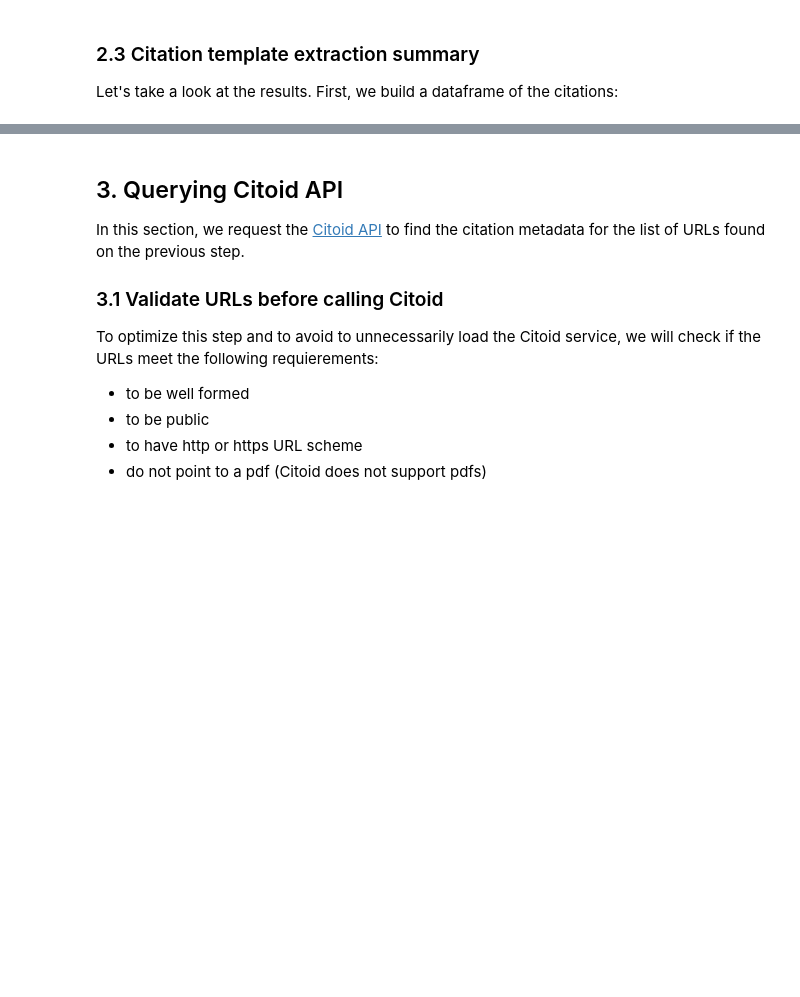
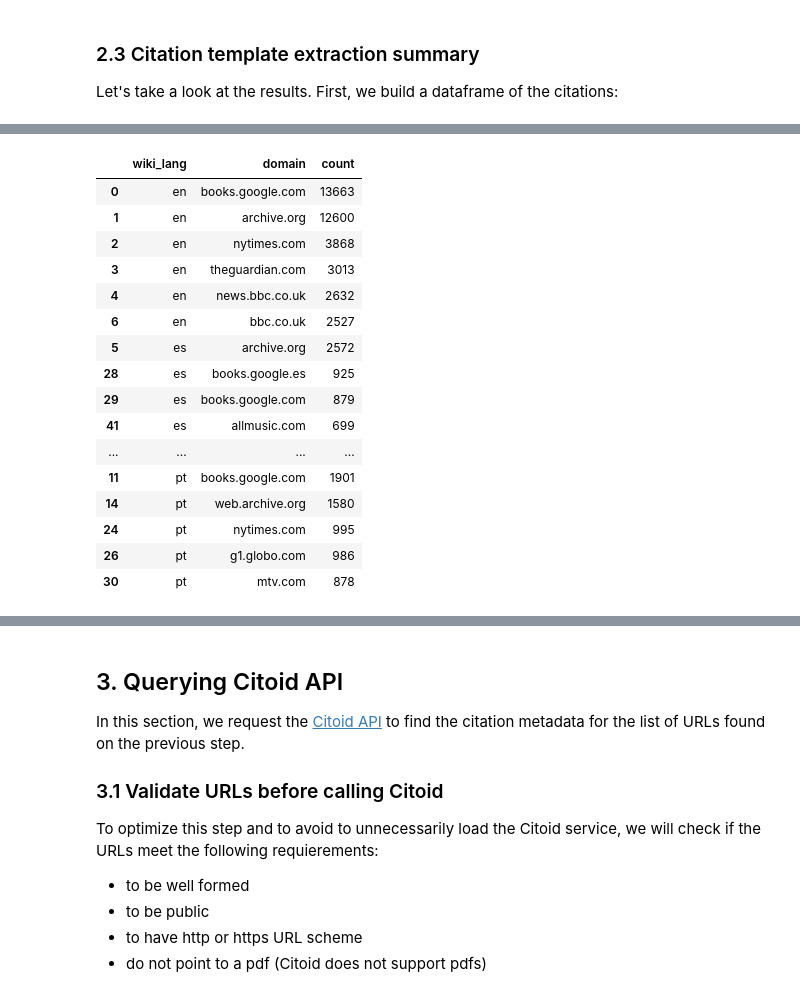
Before and after one commit to hdlabconicet/Web2Cit-research, a Jupyter notebook: understand-citoid-coverage.ipynb, the cells around one changed output, grey strips where cells are left out. Saved outputs shown, nothing was run; the diff lists cells and outputs as text; code cells hidden in the pictures; blank space fills up the shorter version.

Commit message:
update citation template summary and add top domains summary

```diff
--- a/understand-citoid-coverage.ipynb
+++ b/understand-citoid-coverage.ipynb
@@ -527,3 +542,9 @@ Let's summaryze the names of the citation templates that were identified, and ho
+# %%
+## Normalize template names
+all_citations.source_type = all_citations.source_type.str.lower()
+all_citations.source_type = all_citations.source_type.str.replace("<!--[^>]+?-->", "", regex=True)
+all_citations.source_type = all_citations.source_type.str.strip()
+all_citations.source_type = all_citations.source_type.map(unidecode)
 # %%
 template_counts = all_citations[['wiki_lang', 'source_type']].value_counts()
 template_counts.name = 'freq'
@@ -539,0 +583,39 @@ template_counts.to_csv('citation_templates_freq.csv', index=False)
+# %%
+all_citations_domains = all_citations[["source_type", "wiki_lang", "url"]]
+all_citations_domains = all_citations_domains[~all_citations_domains['url'].isna()]
+
+def find_domain(s):
+    if s.startswith("http"):
+        domain = s.split("/")[2].replace("www.", "")
+    else:
+        domain = False
+    return domain
+
+all_citations_domains["domain"] = all_citations_domains["url"].map(find_domain)
+domains = all_citations_domains[all_citations_domains["domain"].map(bool)]
+# %%
+domain_count_per_lang = domains[["wiki_lang", "domain"]].value_counts()
+domain_count_per_lang.name = "count"
+domain_count_per_lang = domain_count_per_lang.reset_index()
+domain_count_per_lang = domain_count_per_lang.sort_values(by=["wiki_lang", "count"], ascending=[True, False])
+domain_count_per_lang = domain_count_per_lang.groupby("wiki_lang").head(6)
+
+domain_count_per_lang
+# %% [output]
+|  | wiki_lang | domain | count |
+| 0 | en | books.google.com | 13663 |
+| 1 | en | archive.org | 12600 |
+| 2 | en | nytimes.com | 3868 |
+| 3 | en | theguardian.com | 3013 |
+| 4 | en | news.bbc.co.uk | 2632 |
+| 6 | en | bbc.co.uk | 2527 |
+| 5 | es | archive.org | 2572 |
+| 28 | es | books.google.es | 925 |
+| 29 | es | books.google.com | 879 |
+| 41 | es | allmusic.com | 699 |
+| ... | ... | ... | ... |
+| 11 | pt | books.google.com | 1901 |
+| 14 | pt | web.archive.org | 1580 |
+| 24 | pt | nytimes.com | 995 |
+| 26 | pt | g1.globo.com | 986 |
+| 30 | pt | mtv.com | 878 |
```
Also changed, not shown: parts of 7 cells of this notebook, 4 other files.
